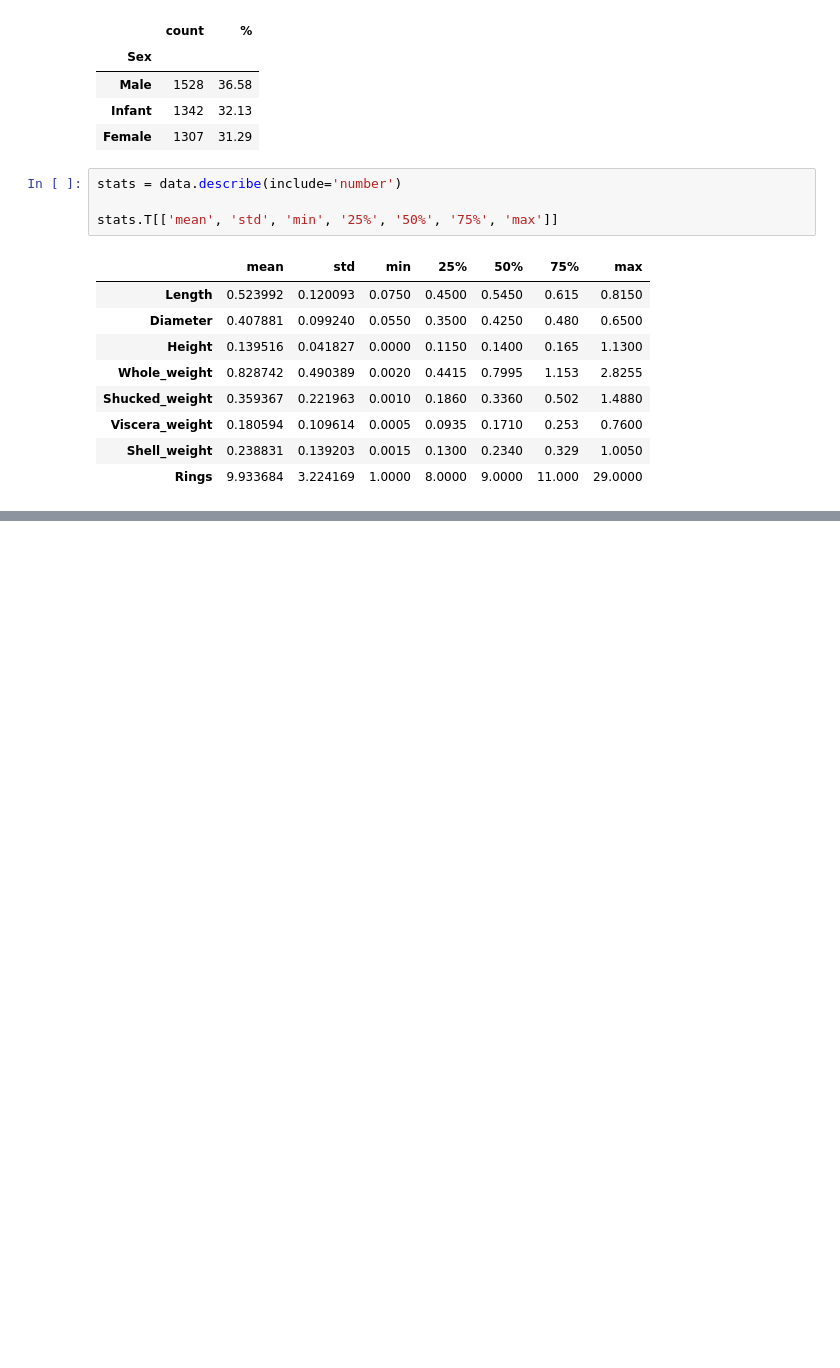
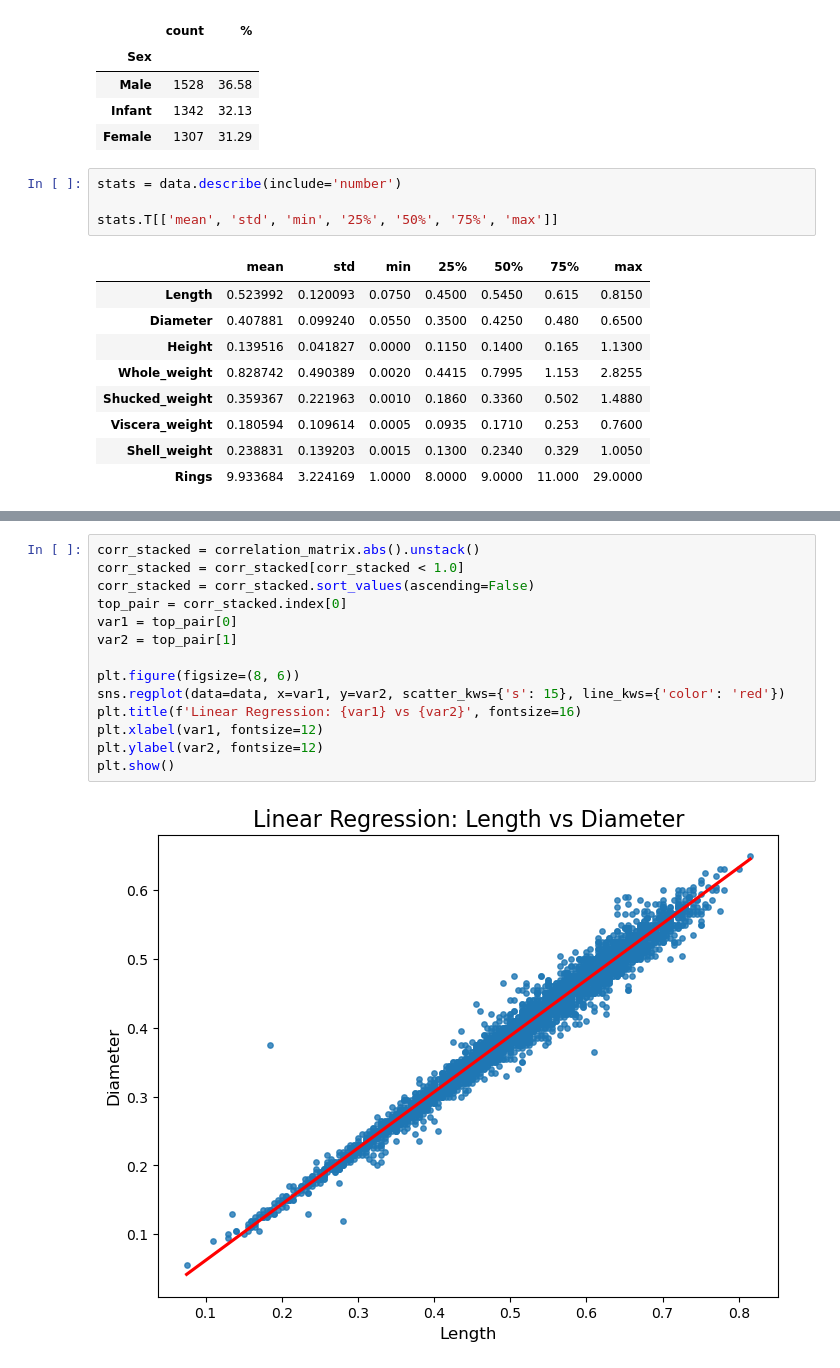
Before and after one commit to EmelusP/PIP, a Jupyter notebook: PIP_Task1/Task1.ipynb, the cells around one changed output, grey strips where cells are left out. Drawn from its saved outputs; the diff is of its cells as text; blank space fills up the shorter version.

```diff
--- a/PIP_Task1/Task1.ipynb
+++ b/PIP_Task1/Task1.ipynb
@@ -119,0 +128,16 @@ correlation_matrix
+# %%
+corr_stacked = correlation_matrix.abs().unstack()
+corr_stacked = corr_stacked[corr_stacked < 1.0]
+corr_stacked = corr_stacked.sort_values(ascending=False)
+top_pair = corr_stacked.index[0]
+var1 = top_pair[0]
+var2 = top_pair[1]
+
+plt.figure(figsize=(8, 6))
+sns.regplot(data=data, x=var1, y=var2, scatter_kws={'s': 15}, line_kws={'color': 'red'})
+plt.title(f'Linear Regression: {var1} vs {var2}', fontsize=16)
+plt.xlabel(var1, fontsize=12)
+plt.ylabel(var2, fontsize=12)
+plt.show()
+# %% [output]
+[figure, added]
```
Also changed, not shown: parts of 4 cells of this notebook, 1 other file.
